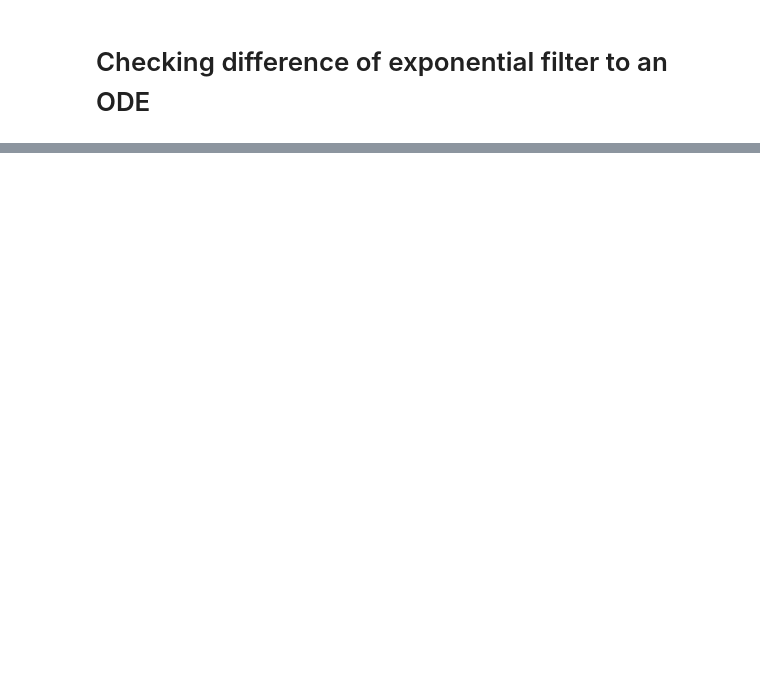
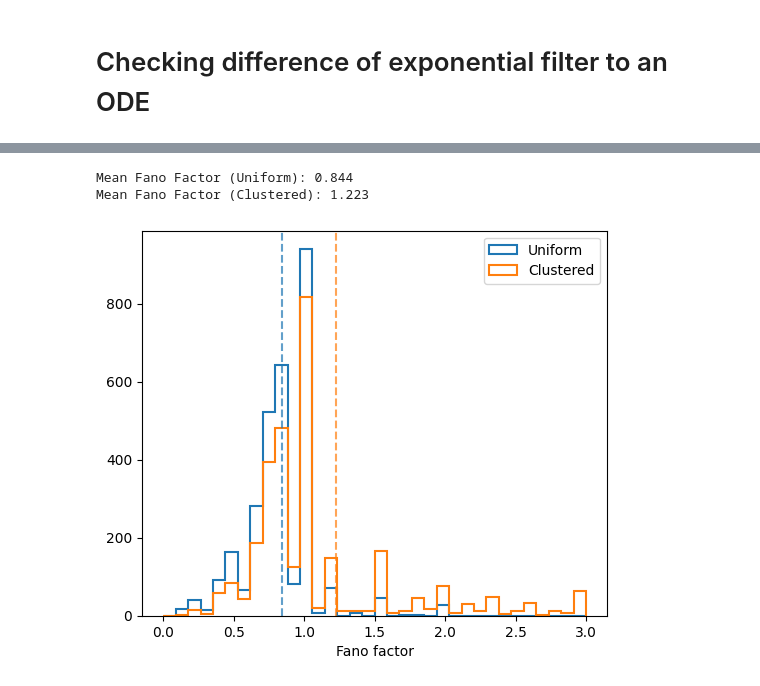
Before and after one commit to arjunpur/clustered-networks, a Jupyter notebook: base_model.ipynb, the cells around one changed output, grey strips where cells are left out. Cells and saved outputs as stored; diff of their text form; code cells hidden in the pictures; blank space fills up the shorter version.

```diff
--- a/base_model.ipynb
+++ b/base_model.ipynb
@@ -349,7 +280,0 @@ Trial: 8
-# %%
-#Clustered network - running experiments
-
-#Runs for approx 100 minutes for 12*9 trials, N_E=4000 and N_I=1000
-params = ModelParams(N_E=4000, N_I=1000)
-cluster_params = ClusterParams(enabled=True, R_ee=2.5)
-run_corr_experiments(seeds, n_trials, params, cluster_params, window, overlap, timerange, path_str="saved_runs/clustered_")
@@ -371,7 +280,0 @@ mean_cov_clustered, mean_var_clustered = load_and_mean(seeds, n_trials, "saved_r
-# %%
-#Calculates coefficients for the uniform and clustered experiments
-uniform_coeffs = calc_coeffs(mean_cov_uniform, mean_var_uniform, params)
-uniform_same_cluster_coeffs = calc_cluster_coeffs(mean_cov_uniform, mean_var_uniform, params, cluster_params)
-
-clustered_coeffs = calc_coeffs(mean_cov_clustered, mean_var_clustered, params)
-clustered_same_cluster_coeffs = calc_cluster_coeffs(mean_cov_clustered, mean_var_clustered, params, cluster_params)
@@ -381,13 +280,0 @@ clustered_same_cluster_coeffs = calc_cluster_coeffs(mean_cov_clustered, mean_var
-# %%
-#plot step histograms
-fig, axes = plt.subplots(1, 2, figsize=(12, 6))
-
-bins1 = np.linspace(-0.5, 0.5, 50)
-plot_corr_experiments(axes[0], bins1, uniform_coeffs, clustered_coeffs, 6, "Correlation (all pairs)")
-
-bins2 = np.linspace(-0.5, 1, 50)
-plot_corr_experiments(axes[1], bins2, uniform_same_cluster_coeffs, clustered_same_cluster_coeffs, 4, "Correlation (Same cluster)")
-
-plt.legend()
-plt.tight_layout()
-plt.show()
@@ -395,0 +580,9 @@ plt.show()
+# %%
+# Run experiment with fewer realizations/trials for testing
+e = Experiment(
+    realizations=1,
+    trials=9,
+    model_params=ModelParams(duration=3*second),
+    cluster_params=ClusterParams(enabled=True, R_ee=2.3),
+)
+e.run()
@@ -395,0 +607,7 @@ plt.show()
+# %%
+plot_fano_factor(e)
+plt.show()
+# %% [output]
+Mean Fano Factor (Uniform): 0.844
+Mean Fano Factor (Clustered): 1.223
+[figure, added]
```
Also changed, not shown: parts of 24 cells of this notebook, 1 other file.
